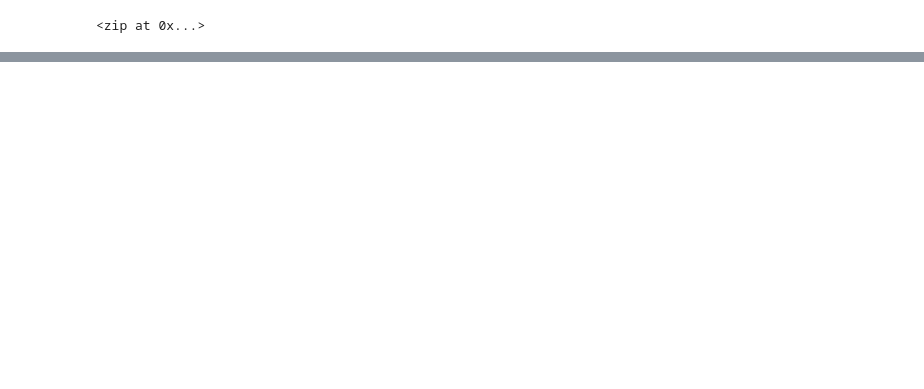
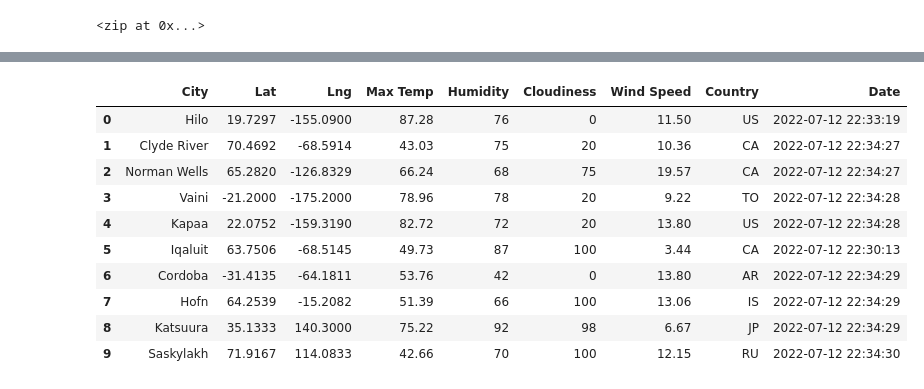
Before and after one commit to ACookOSU522/World_Weather_Analysis, a Jupyter notebook: WeatherPy.ipynb, the cells around one changed output, grey strips where cells are left out. Saved outputs shown, nothing was run; the diff lists cells and outputs as text; code cells hidden in the pictures; blank space fills up the shorter version.

```diff
--- a/WeatherPy.ipynb
+++ b/WeatherPy.ipynb
@@ -3,3 +3,11 @@
 import pandas as pd
 import matplotlib.pyplot as plt
 import numpy as np
+# Import the requests library.
+import requests
+
+# Import the API key.
+from config import weather_api_key
+# Starting URL for Weather Map API Call.
+url = "http://api.openweathermap.org/data/2.5/weather?units=Imperial&APPID=" + weather_api_key
+print(url)
@@ -51,0 +159,16 @@ len(cities)
+# %%
+# Convert the array of dictionaries to a Pandas DataFrame.
+city_data_df = pd.DataFrame(city_data)
+city_data_df.head(10)
+# %% [output]
+|  | City | Lat | Lng | Max Temp | Humidity | Cloudiness | Wind Speed | Country | Date |
+| 0 | Hilo | 19.7297 | -155.0900 | 87.28 | 76 | 0 | 11.50 | US | 2022-07-12 22:33:19 |
+| 1 | Clyde River | 70.4692 | -68.5914 | 43.03 | 75 | 20 | 10.36 | CA | 2022-07-12 22:34:27 |
+| 2 | Norman Wells | 65.2820 | -126.8329 | 66.24 | 68 | 75 | 19.57 | CA | 2022-07-12 22:34:27 |
+| 3 | Vaini | -21.2000 | -175.2000 | 78.96 | 78 | 20 | 9.22 | TO | 2022-07-12 22:34:28 |
+| 4 | Kapaa | 22.0752 | -159.3190 | 82.72 | 72 | 20 | 13.80 | US | 2022-07-12 22:34:28 |
+| 5 | Iqaluit | 63.7506 | -68.5145 | 49.73 | 87 | 100 | 3.44 | CA | 2022-07-12 22:30:13 |
+| 6 | Cordoba | -31.4135 | -64.1811 | 53.76 | 42 | 0 | 13.80 | AR | 2022-07-12 22:34:29 |
+| 7 | Hofn | 64.2539 | -15.2082 | 51.39 | 66 | 100 | 13.06 | IS | 2022-07-12 22:34:29 |
+| 8 | Katsuura | 35.1333 | 140.3000 | 75.22 | 92 | 98 | 6.67 | JP | 2022-07-12 22:34:29 |
+| 9 | Saskylakh | 71.9167 | 114.0833 | 42.66 | 70 | 100 | 12.15 | RU | 2022-07-12 22:34:30 |
```
Also changed, not shown: parts of 10 cells of this notebook, 3 other files.
